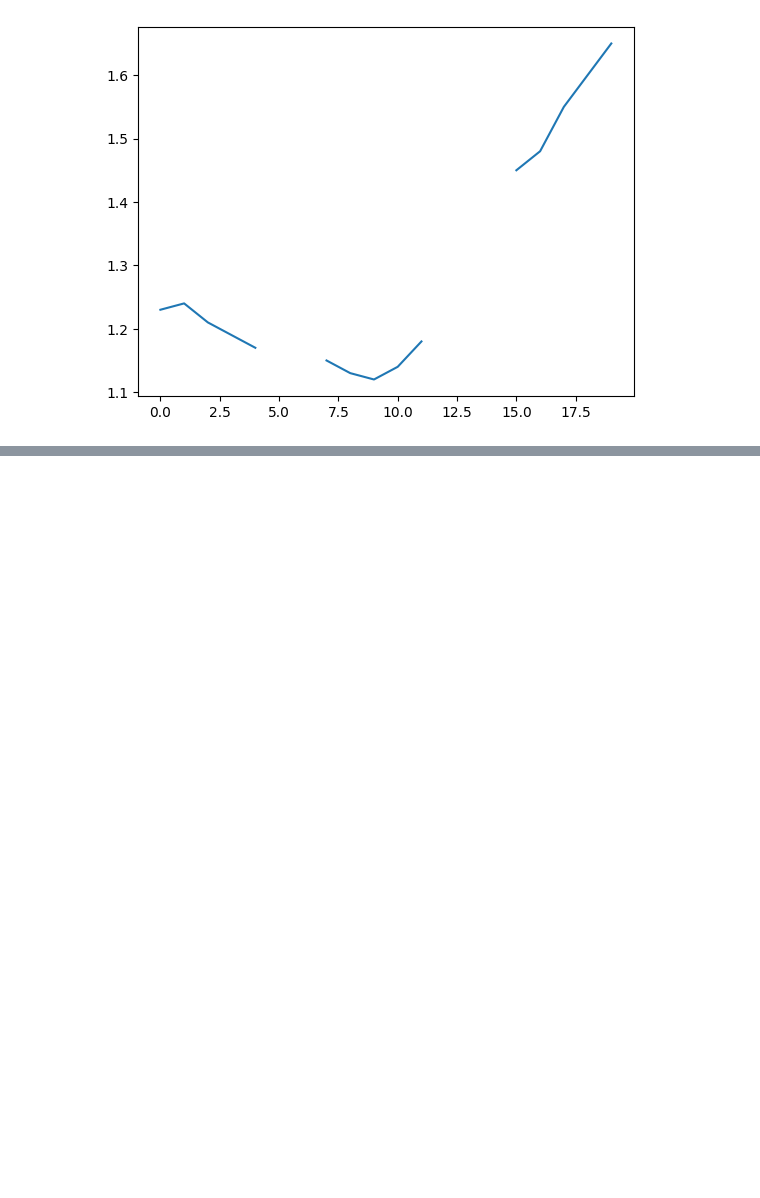
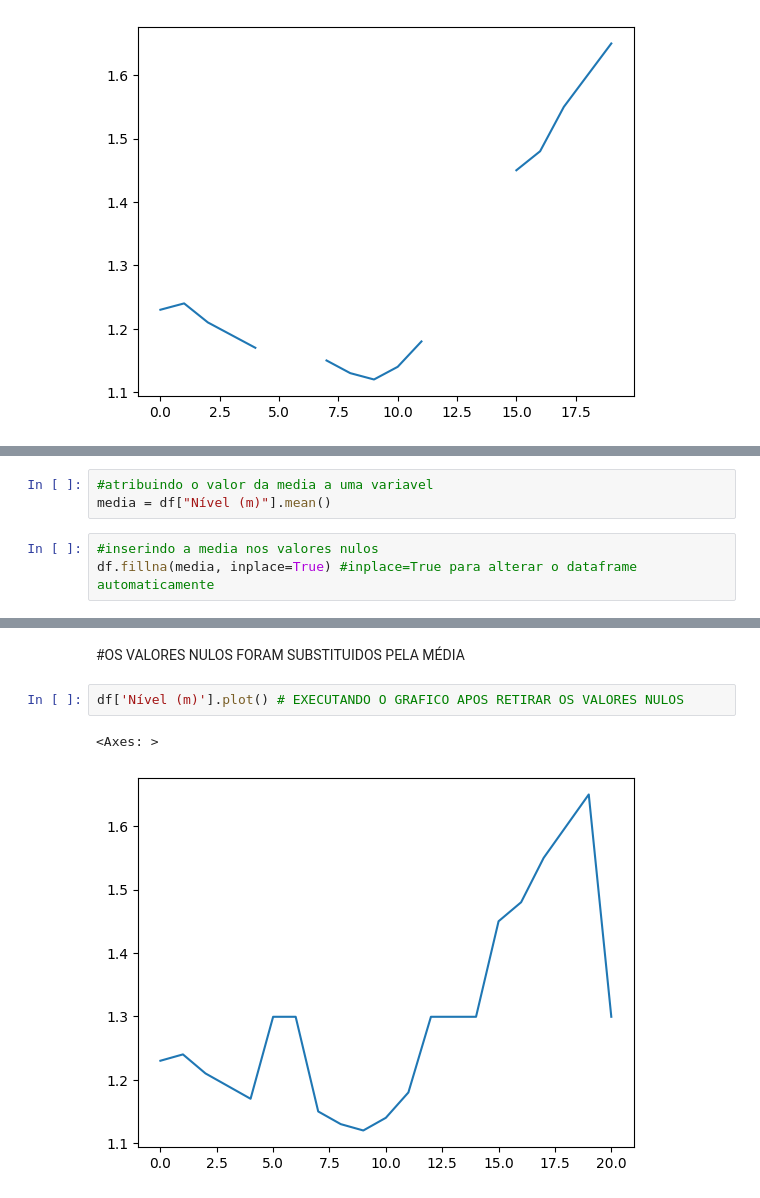
Before and after one commit to DuxAlex/pandas-curso, a Jupyter notebook: aula4/teste.ipynb, the cells around one changed output, grey strips where cells are left out. Drawn from its saved outputs; the diff is of its cells as text; blank space fills up the shorter version.

```diff
--- a/aula4/teste.ipynb
+++ b/aula4/teste.ipynb
@@ -40,0 +43,6 @@ df['Nível (m)'].mean()
+# %%
+#atribuindo o valor da media a uma variavel
+media = df["Nível (m)"].mean()
+# %%
+#inserindo a media nos valores nulos
+df.fillna(media, inplace=True) #inplace=True para alterar o dataframe automaticamente
@@ -40,0 +69,7 @@ df['Nível (m)'].mean()
+# %% [markdown]
+#OS VALORES NULOS FORAM SUBSTITUIDOS PELA MÉDIA
+# %%
+df['Nível (m)'].plot() # EXECUTANDO O GRAFICO APOS RETIRAR OS VALORES NULOS
+# %% [output]
+<Axes: >
+[figure, added]
```
Also changed, not shown: parts of 4 cells of this notebook, 3 other files.
